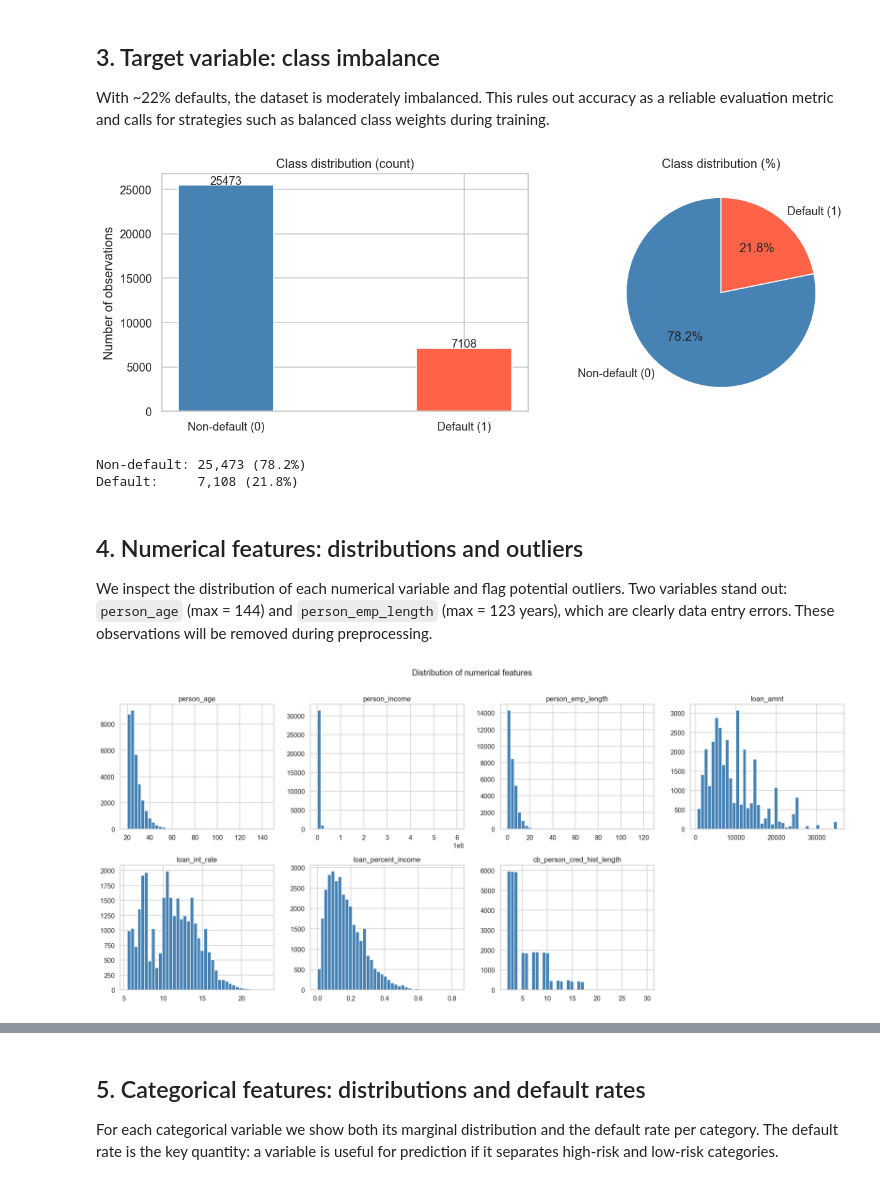
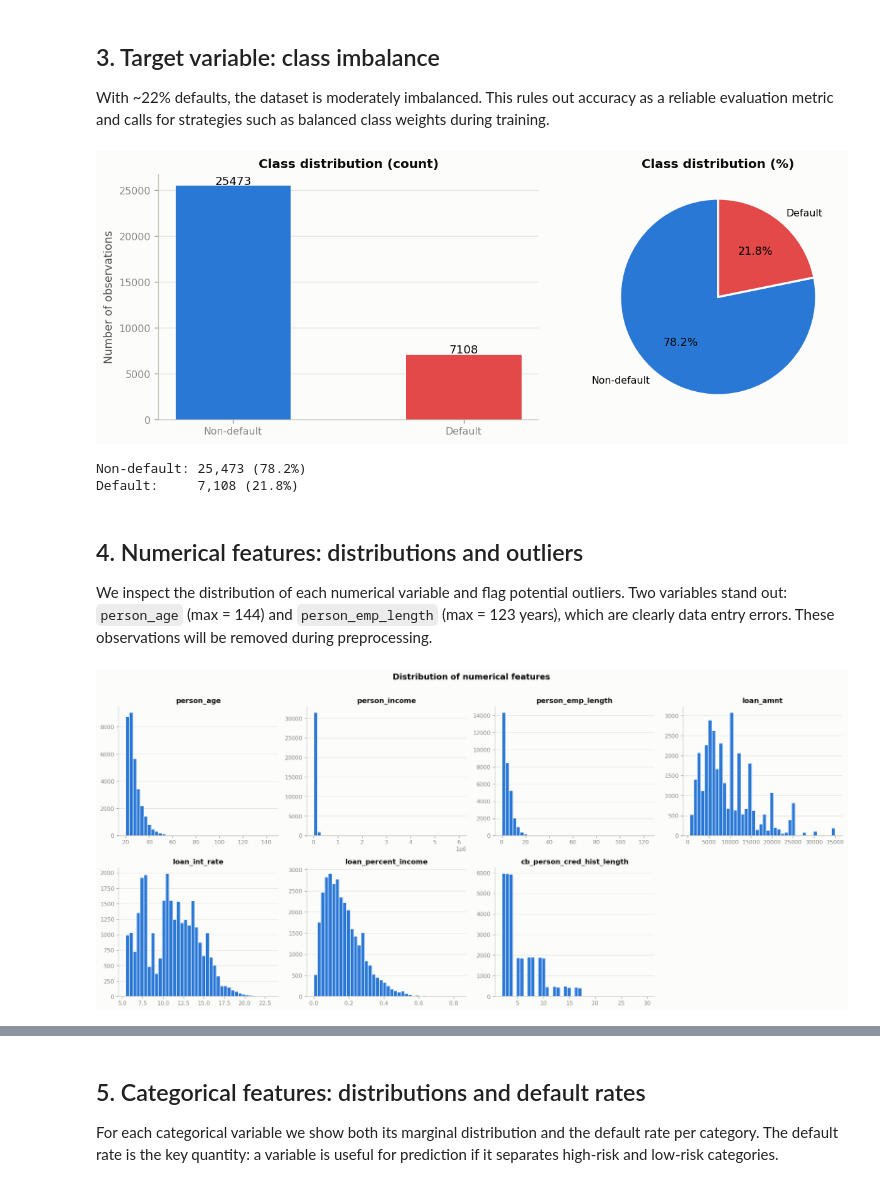
Before and after one commit to RedaAllab/credit-risk-classification, a Jupyter notebook: notebooks/credit_risk_eda.ipynb, the cells around one changed output, grey strips where cells are left out. Drawn from its saved outputs; the diff is of its cells as text; code cells hidden in the pictures.

```diff
--- a/notebooks/credit_risk_eda.ipynb
+++ b/notebooks/credit_risk_eda.ipynb
@@ -19,12 +19,20 @@ This notebook covers the exploratory analysis conducted before modeling. The goa
 # %% [markdown]
 ## 1. Loading and first look
 # %%
+import sys
+sys.path.insert(0, '..')
+
 import pandas as pd
 import numpy as np
 import matplotlib.pyplot as plt
 import seaborn as sns
 
-sns.set_theme(style='whitegrid')
+from src.style import (
+    set_style, BLUE, RED, AQUA, TARGET_COLORS, TARGET_LABELS,
+    MODEL_COLORS, DIVERGING_BLUE_RED, AXIS_LINE,
+)
+
+set_style()
 plt.rcParams['figure.dpi'] = 120
 
 df = pd.read_csv('../data/credit_risk_dataset.csv')
@@ -88,12 +96,12 @@ for ax, col in zip(axes, ['loan_int_rate', 'person_emp_length']):
     default_rate = df.groupby(df[col].isna())['loan_status'].mean()
     default_rate.index = ['Observed', 'Missing']
     ax.bar(default_rate.index, default_rate.values,
-           color=['steelblue', 'tomato'], width=0.4)
+           color=[BLUE, AQUA], width=0.5)
     ax.set_title(f'Default rate by missingness: {col}')
     ax.set_ylabel('Default rate')
     ax.set_ylim(0, 0.5)
     for i, v in enumerate(default_rate.values):
-        ax.text(i, v + 0.005, f'{v:.3f}', ha='center', fontsize=11)
+        ax.text(i, v + 0.005, f'{v:.3f}', ha='center', fontsize=11, color='#0b0b0b')
 
 plt.tight_layout()
 plt.show()
@@ -110,30 +118,31 @@ If the two bars differ noticeably for a variable, its missingness is informative
 With ~22% defaults, the dataset is moderately imbalanced. This rules out accuracy as a reliable evaluation metric and calls for strategies such as balanced class weights during training.
 # %%
 counts = df['loan_status'].value_counts()
-labels = ['Non-default (0)', 'Default (1)']
-colors = ['steelblue', 'tomato']
+labels = [TARGET_LABELS[0], TARGET_LABELS[1]]
+colors = [TARGET_COLORS[0], TARGET_COLORS[1]]
 
 fig, axes = plt.subplots(1, 2, figsize=(11, 4))
 
-axes[0].bar(labels, counts.values, color=colors, width=0.4)
+axes[0].bar(labels, counts.values, color=colors, width=0.5)
 axes[0].set_title('Class distribution (count)')
 axes[0].set_ylabel('Number of observations')
 for i, v in enumerate(counts.values):
-    axes[0].text(i, v + 100, str(v), ha='center', fontsize=11)
+    axes[0].text(i, v + 100, str(v), ha='center', fontsize=11, color='#0b0b0b')
 
 axes[1].pie(
     counts.values, labels=labels, colors=colors,
-    autopct='%1.1f%%', startangle=90
+    autopct='%1.1f%%', startangle=90,
+    wedgeprops={'edgecolor': '#fcfcfb', 'linewidth': 2}
 )
 axes[1].set_title('Class distribution (%)')
 
 plt.tight_layout()
 plt.show()
 
 print(f'Non-default: {counts[0]:,} ({counts[0]/len(df)*100:.1f}%)')
 print(f'Default:     {counts[1]:,} ({counts[1]/len(df)*100:.1f}%)')
 # %% [output]
-[figure, old version]
+[figure, new version]
 Non-default: 25,473 (78.2%)
 Default:     7,108 (21.8%)
 # %% [markdown]
@@ -149,7 +158,7 @@ fig, axes = plt.subplots(2, 4, figsize=(18, 8))
 axes = axes.flatten()
 
 for ax, col in zip(axes, num_cols):
-    ax.hist(df[col].dropna(), bins=40, color='steelblue', edgecolor='white')
+    ax.hist(df[col].dropna(), bins=40, color=BLUE, edgecolor='#fcfcfb')
     ax.set_title(col)
     ax.set_xlabel('')
 
@@ -158,7 +167,7 @@ plt.suptitle('Distribution of numerical features', fontsize=14, y=1.01)
 plt.tight_layout()
 plt.show()
 # %% [output]
-[figure, old version]
+[figure, new version]
 # %%
 # Outlier check
 print('person_age > 100:', (df['person_age'] > 100).sum(), 'observations')
```
Also changed, not shown: parts of 10 cells of this notebook, 4 other files.
